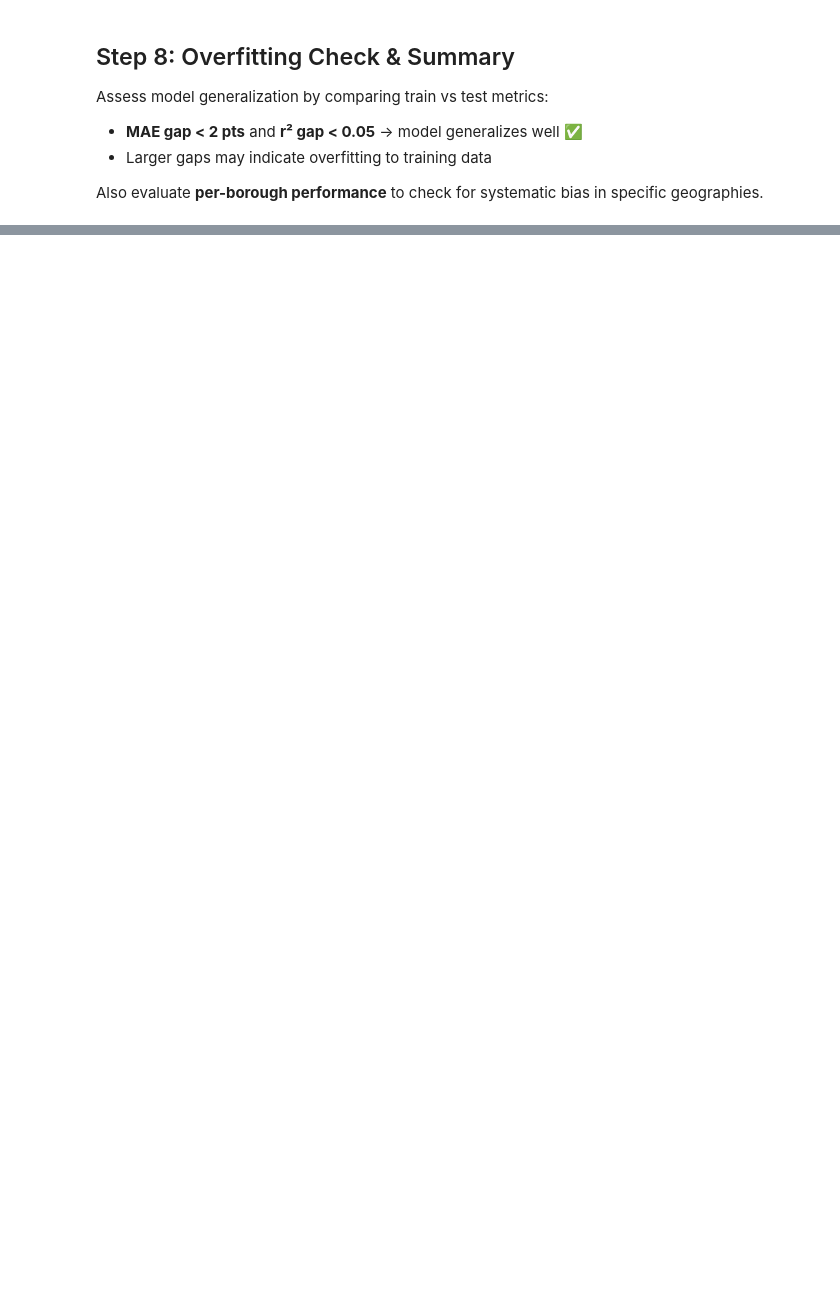
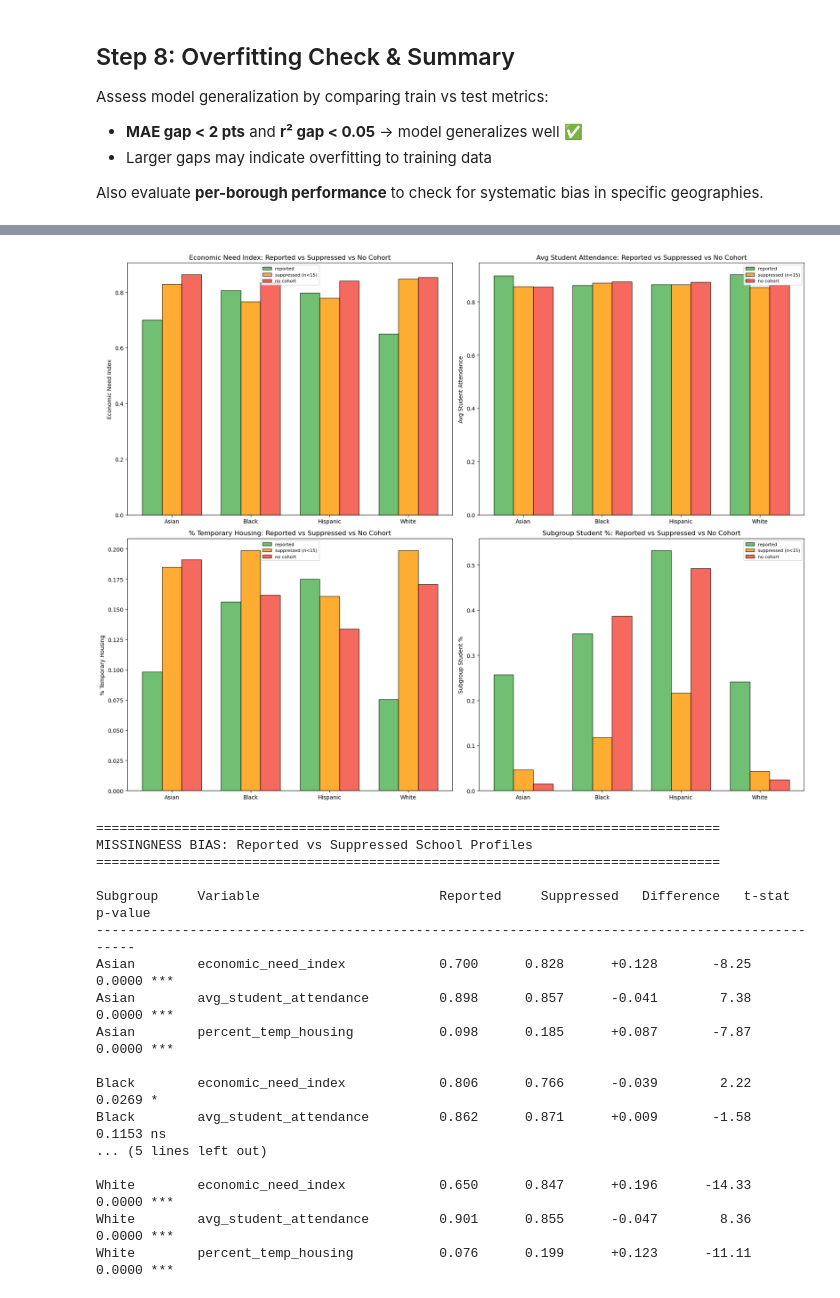
Before and after one commit to brehima5/CID_data-slayer-corps, a Jupyter notebook: python/notebooks/beta_model.ipynb, the cells around one changed output, grey strips where cells are left out. Cells and saved outputs as stored; diff of their text form; code cells hidden in the pictures; blank space fills up the shorter version.

```diff
--- a/python/notebooks/beta_model.ipynb
+++ b/python/notebooks/beta_model.ipynb
@@ -566,0 +946,76 @@ PERFORMANCE BY BOROUGH (TEST SET)
+# %%
+# ============================================================
+# Missingness bias: comparing reported vs suppressed school profiles
+# ============================================================
+
+fig, axes = plt.subplots(2, 2, figsize=(18, 14))
+
+compare_vars = {
+    'economic_need_index': 'Economic Need Index',
+    'avg_student_attendance': 'Avg Student Attendance',
+    'percent_temp_housing': '% Temporary Housing',
+    'student_percent': 'Subgroup Student %'
+}
+
+for ax_idx, (col, label) in enumerate(compare_vars.items()):
+    ax = axes.flatten()[ax_idx]
+
+    x = np.arange(4)
+    bar_w = 0.25
+
+    for j, status in enumerate(['reported', 'suppressed (n<15)', 'no cohort']):
+        means = []
+        for sg in ['Asian', 'Black', 'Hispanic', 'White']:
+            sub = subgroup_df[(subgroup_df['Subgroup'] == sg) & (subgroup_df['ccr_status'] == status)]
+            means.append(sub[col].mean() if len(sub) > 0 and sub[col].notna().sum() > 0 else 0)
+
+        color = ['#4CAF50', '#FF9800', '#f44336'][j]
+        ax.bar(x + j * bar_w, means, bar_w, color=color, edgecolor='black', alpha=0.8,
+               label=status)
+
+    ax.set_xticks(x + bar_w)
+    ax.set_xticklabels(['Asian', 'Black', 'Hispanic', 'White'])
+    ax.set_ylabel(label)
+    ax.set_title(f'{label}: Reported vs Suppressed vs No Cohort')
+    ax.legend(fontsize=8)
+
+plt.tight_layout()
+plt.show()
+
+# Statistical comparison: reported vs suppressed
+print('=' * 80)
+print('MISSINGNESS BIAS: Reported vs Suppressed School Profiles')
+print('=' * 80)
+print(f'\n{"Subgroup":<12} {"Variable":<30} {"Reported":<12} {"Suppressed":<12} {"Difference":<12} {"t-stat":<10} {"p-value":<10}')
+print('-' * 96)
+
+for sg in ['Asian', 'Black', 'Hispanic', 'White']:
+    for col in ['economic_need_index', 'avg_student_attendance', 'percent_temp_housing']:
+        rep = subgroup_df[(subgroup_df['Subgroup'] == sg) & (subgroup_df['ccr_status'] == 'reported')][col].dropna()
+        sup = subgroup_df[(subgroup_df['Subgroup'] == sg) & (subgroup_df['ccr_status'] == 'suppressed (n<15)')][col].dropna()
+
+        if len(rep) >= 5 and len(sup) >= 5:
+            t_stat, p_val = stats.ttest_ind(rep, sup)
+            sig = '***' if p_val < 0.001 else '**' if p_val < 0.01 else '*' if p_val < 0.05 else 'ns'
+            diff = sup.mean() - rep.mean()
+            print(f'{sg:<12} {col:<30} {rep.mean():.3f}      {sup.mean():.3f}      {diff:+.3f}      {t_stat:>6.2f}    {p_val:.4f} {sig}')
+    print()
+# %% [output]
+[figure, added]
+================================================================================
+MISSINGNESS BIAS: Reported vs Suppressed School Profiles
+================================================================================
+
+Subgroup     Variable                       Reported     Suppressed   Difference   t-stat     p-value
+------------------------------------------------------------------------------------------------
+Asian        economic_need_index            0.700      0.828      +0.128       -8.25    0.0000 ***
+Asian        avg_student_attendance         0.898      0.857      -0.041        7.38    0.0000 ***
+Asian        percent_temp_housing           0.098      0.185      +0.087       -7.87    0.0000 ***
+
+Black        economic_need_index            0.806      0.766      -0.039        2.22    0.0269 *
+Black        avg_student_attendance         0.862      0.871      +0.009       -1.58    0.1153 ns
+... (5 lines left out)
+
+White        economic_need_index            0.650      0.847      +0.196      -14.33    0.0000 ***
+White        avg_student_attendance         0.901      0.855      -0.047        8.36    0.0000 ***
+White        percent_temp_housing           0.076      0.199      +0.123      -11.11    0.0000 ***
```
Also changed, not shown: parts of 20 cells of this notebook.
